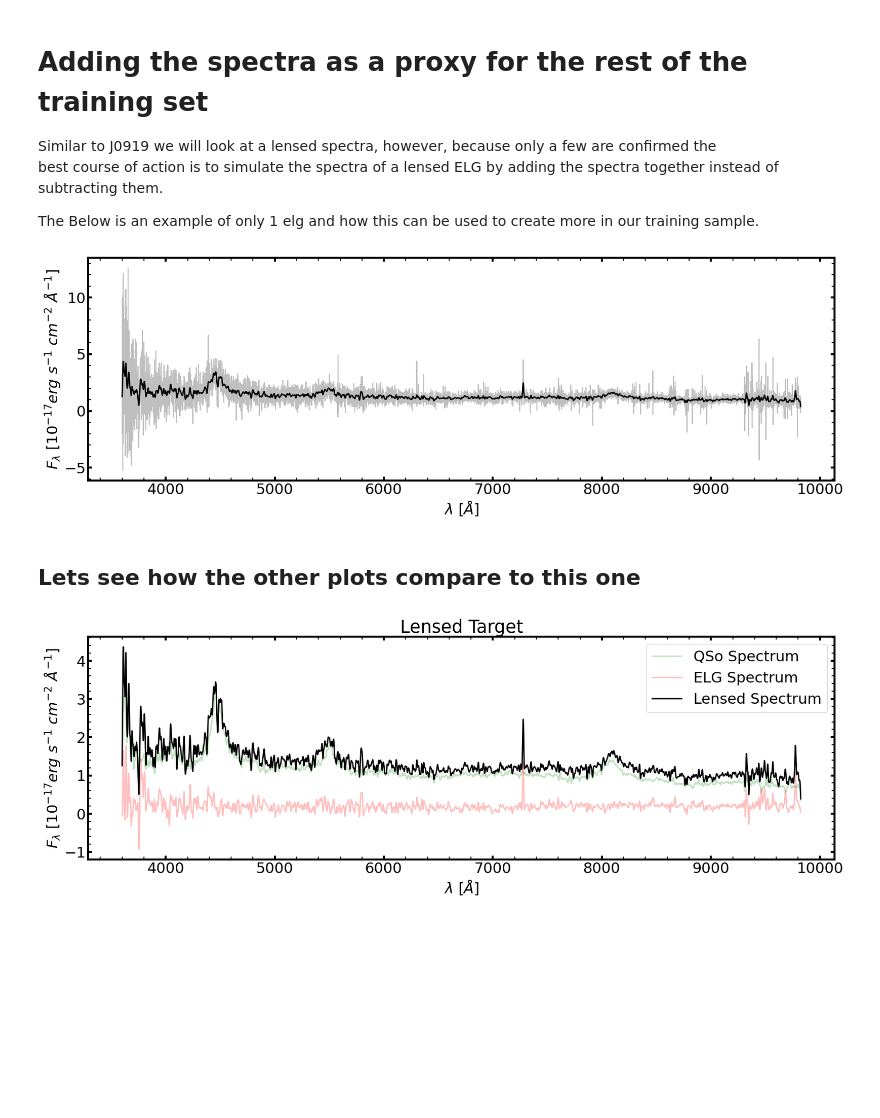
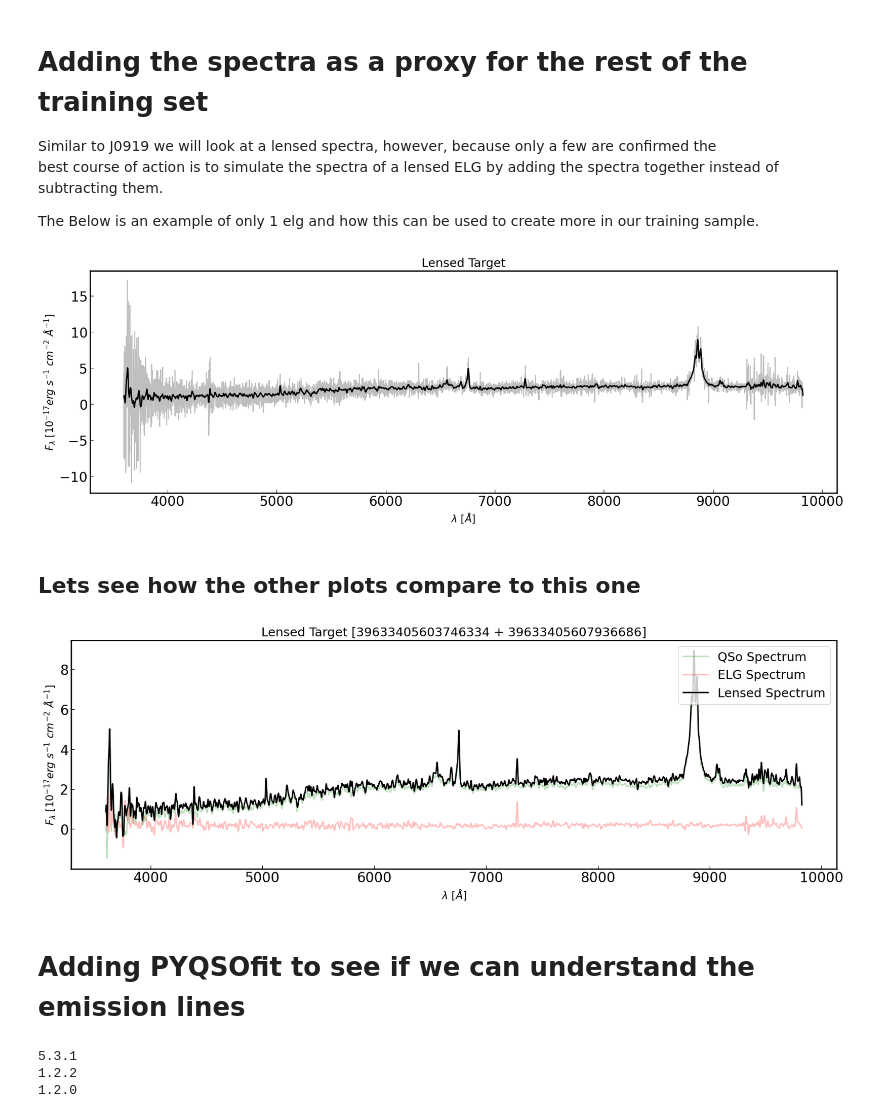
Before and after one commit to emcarthur123/QSL-ML, a Jupyter notebook: DESI_edr.ipynb, the cells around one changed output. Cells and saved outputs as stored; diff of their text form; code cells hidden in the pictures; blank space fills up the shorter version.

Commit message:
Added pyqso to analyze emission and obsorption features, removed a qso from the lense example because it was at a higher redshift than the elg. added a section to see a visualization of the data.

```diff
--- a/DESI_edr.ipynb
+++ b/DESI_edr.ipynb
@@ -400,0 +445,9 @@ Text(0.5, 0, 'Redshift')
+# %%
+fig = plt.figure()
+ax = fig.add_subplot(projection='3d')
+
+plt.rcParams["figure.autolayout"] = True
+
+#ax.scatter(tsel['mean_fiber_ra'], tsel['z'], tsel['mean_fiber_dec'], color = 'gray', s = 1)
+ax.scatter(tsel['mean_fiber_ra'][is_elg], tsel['z'][is_elg], tsel['mean_fiber_dec'][is_elg], c = tsel['z'][is_elg], s = 10, label = 'ELG')
+#ax.scatter(tsel['mean_fiber_ra'][is_qso], tsel['z'][is_qso], tsel['mean_fiber_dec'][is_qso], c = tsel['z'][is_qso], s = 1, marker = 'x', label = 'QSO')
@@ -400,0 +457,8 @@ Text(0.5, 0, 'Redshift')
+# %%
+fig = plt.figure()
+ax = fig.add_subplot(projection='3d')
+
+plt.rcParams["figure.autolayout"] = True
+
+#ax.scatter(tsel['mean_fiber_ra'], tsel['z'], tsel['mean_fiber_dec'], color = 'gray', s = 1)
+ax.scatter(tsel['mean_fiber_ra'][is_qso], tsel['z'][is_qso], tsel['mean_fiber_dec'][is_qso], c = tsel['z'][is_qso], s = 10, label = 'ELG')
@@ -405,8 +483,8 @@ Now lets look st the QSO's we filtered out of the ELG sample to see if they are
 # %%
 ## Randomly select an object from the QSO's that are filtered from the sample
 
-ii = 1
-targetid = int(new_array_QSO['targetid'].iloc[ii])   ## SPARCL accepts only python integers
+ii = 0
+targetid = int(QSO_spec['targetid'].iloc[ii])   ## SPARCL accepts only python integers
 # %%
 ## name of qso object
 
@@ -589,31 +677,33 @@ plt.plot(lam_primary_elg, Added_flux, color = 'gray', alpha = 0.5)
 # Over-plotting smoothed spectra in black
 plt.plot(lam_primary_elg, convolve(Added_flux, Gaussian1DKernel(5)), color = 'k', lw = 2.0)
 
-
+plt.title('Lensed Target')
 plt.xlabel('$\lambda$ [$\AA$]')
 plt.ylabel('$F_{\lambda}$ [$10^{-17} erg\ s^{-1}\ cm^{-2}\ \AA^{-1}$]')
 plt.savefig('Lense_example')
 plt.show()
 # %% [output]
-[figure, old version]
+[figure, new version]
 # %% [markdown]
 ## Lets see how the other plots compare to this one
 # %%
 plt.figure(figsize = (20, 6))
 
 Added_flux = flam_primary_elg + flam_primary
 
 plt.plot(lam_primary_elg, convolve(flam_primary, Gaussian1DKernel(5)), color = 'green', linestyle = 'solid', lw = 2.0, alpha = .25, label = 'QSo Spectrum')
 plt.plot(lam_primary_elg, convolve(flam_primary_elg, Gaussian1DKernel(5)), color = 'red', linestyle = 'solid', lw = 2.0, alpha = .25, label = 'ELG Spectrum')
 # Over-plotting smoothed spectra in black
 plt.plot(lam_primary_elg, convolve(Added_flux, Gaussian1DKernel(5)), color = 'k', lw = 2.0, label = 'Lensed Spectrum')
 
 plt.legend(loc = 'upper right')
 
-plt.title('Lensed Target')
+plt.title('Lensed Target [39633405603746334 + 39633405607936686]')
 plt.xlabel('$\lambda$ [$\AA$]')
 plt.ylabel('$F_{\lambda}$ [$10^{-17} erg\ s^{-1}\ cm^{-2}\ \AA^{-1}$]')
-plt.savefig('Lense_example')
+plt.savefig('Lense_example_elg_qso')
 plt.show()
 # %% [output]
-[figure, old version]
+[figure, new version]
+# %% [markdown]
+# Adding PYQSOfit to see if we can understand the emission lines
@@ -619,0 +720,12 @@ plt.show()
+# %%
+import astropy
+import lmfit
+import pyqsofit
+
+print(astropy.__version__)
+print(lmfit.__version__)
+print(pyqsofit.__version__)
+# %% [output]
+5.3.1
+1.2.2
+1.2.0
```
Also changed, not shown: parts of 36 cells of this notebook, 4 other files.
